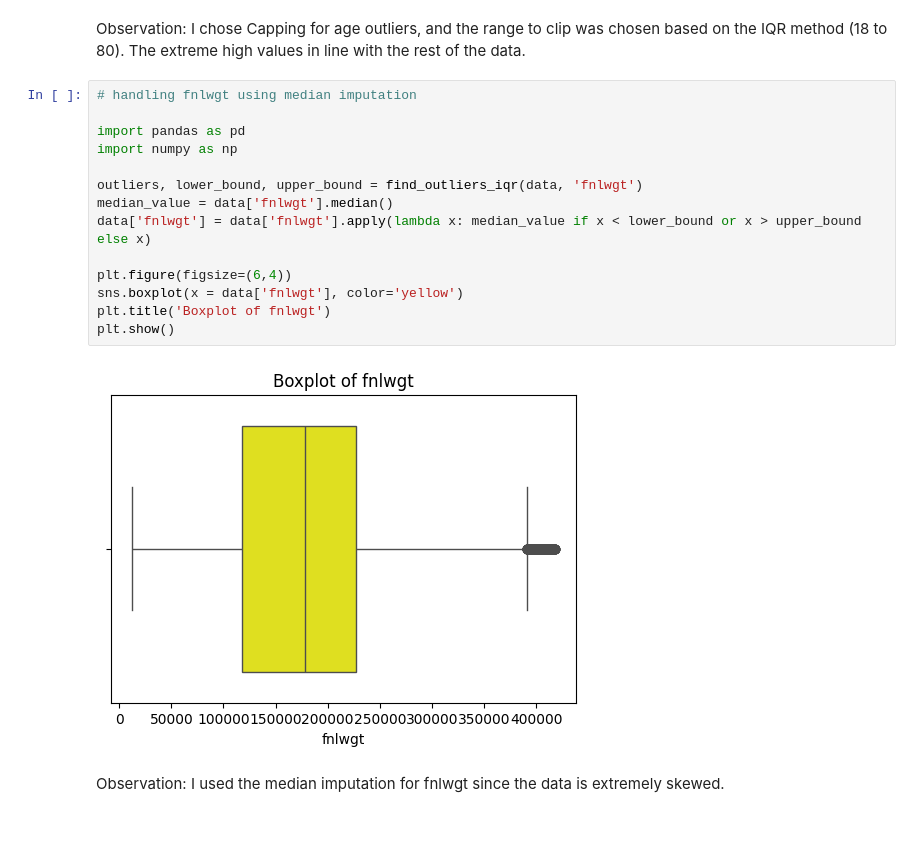
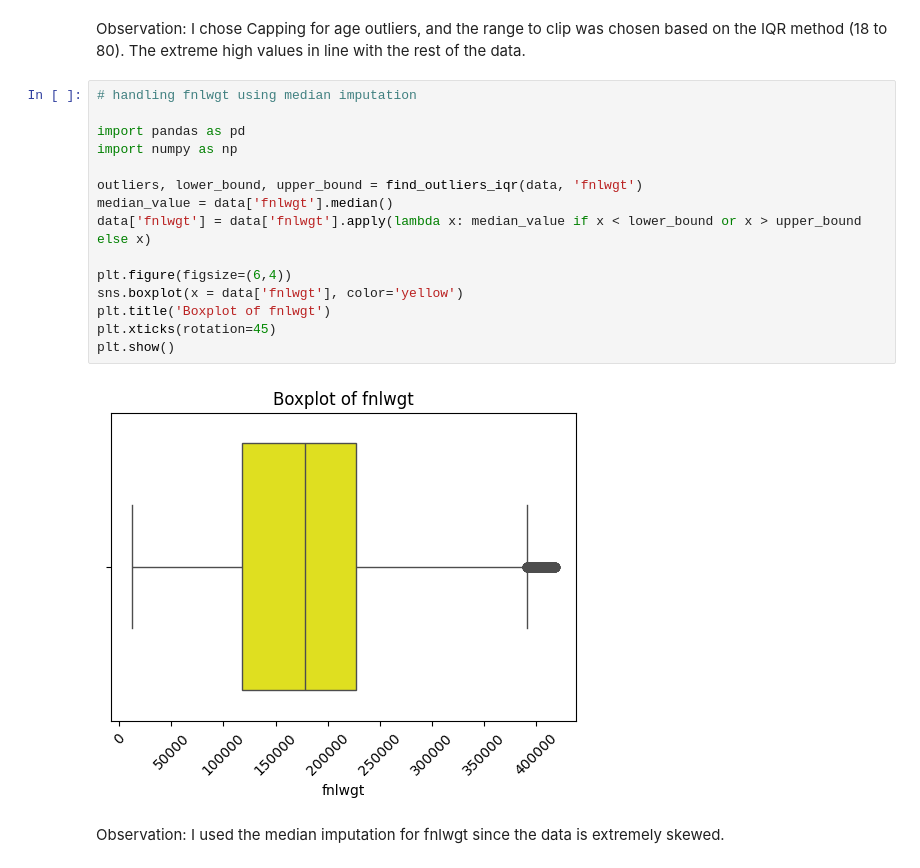
Before and after one commit to Graceyujung/ML, a Jupyter notebook: classification_modeling/Grace_Classification_Modeling.ipynb, the cells around one changed output. Cells and saved outputs as stored; diff of their text form; blank space fills up the shorter version.

```diff
--- a/classification_modeling/Grace_Classification_Modeling.ipynb
+++ b/classification_modeling/Grace_Classification_Modeling.ipynb
@@ -296,19 +296,20 @@ Observation: I chose Capping for age outliers, and the range to clip was chosen
 # %%
 # handling fnlwgt using median imputation
 
 import pandas as pd
 import numpy as np
 
 outliers, lower_bound, upper_bound = find_outliers_iqr(data, 'fnlwgt')
 median_value = data['fnlwgt'].median()
 data['fnlwgt'] = data['fnlwgt'].apply(lambda x: median_value if x < lower_bound or x > upper_bound else x)
 
 plt.figure(figsize=(6,4))
 sns.boxplot(x = data['fnlwgt'], color='yellow')
 plt.title('Boxplot of fnlwgt')
+plt.xticks(rotation=45)
 plt.show()
 # %% [output]
-[figure, old version]
+[figure, new version]
 # %% [markdown]
 Observation: I used the median imputation for fnlwgt since the data is extremely skewed.
 # %%
```
Also changed, not shown: parts of 24 cells of this notebook.
